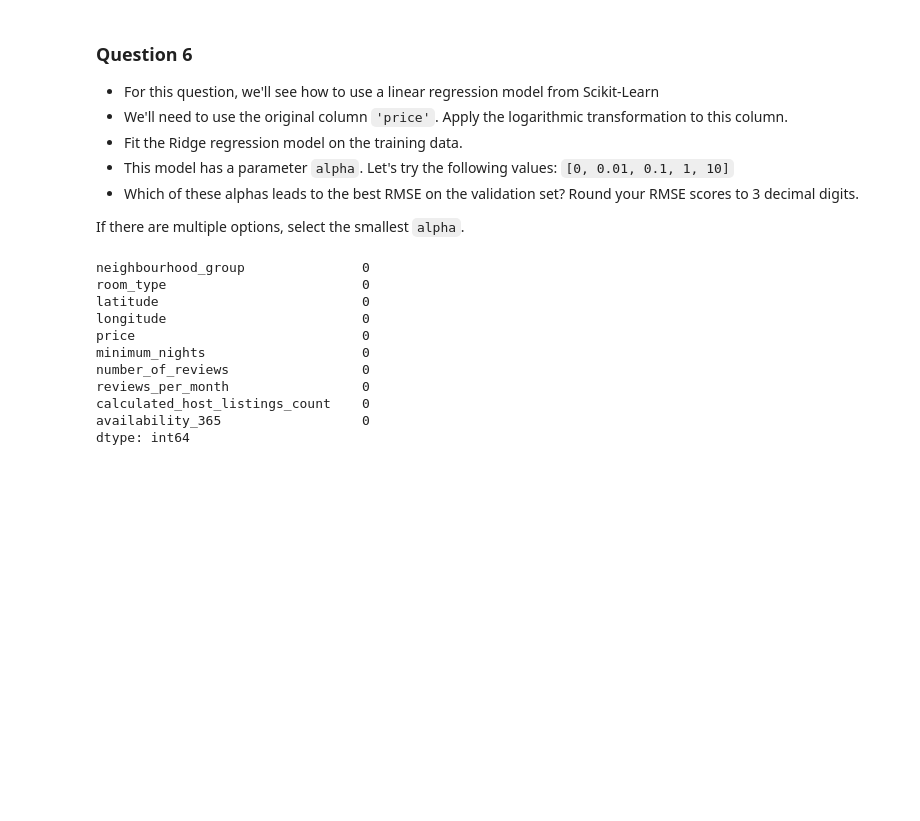
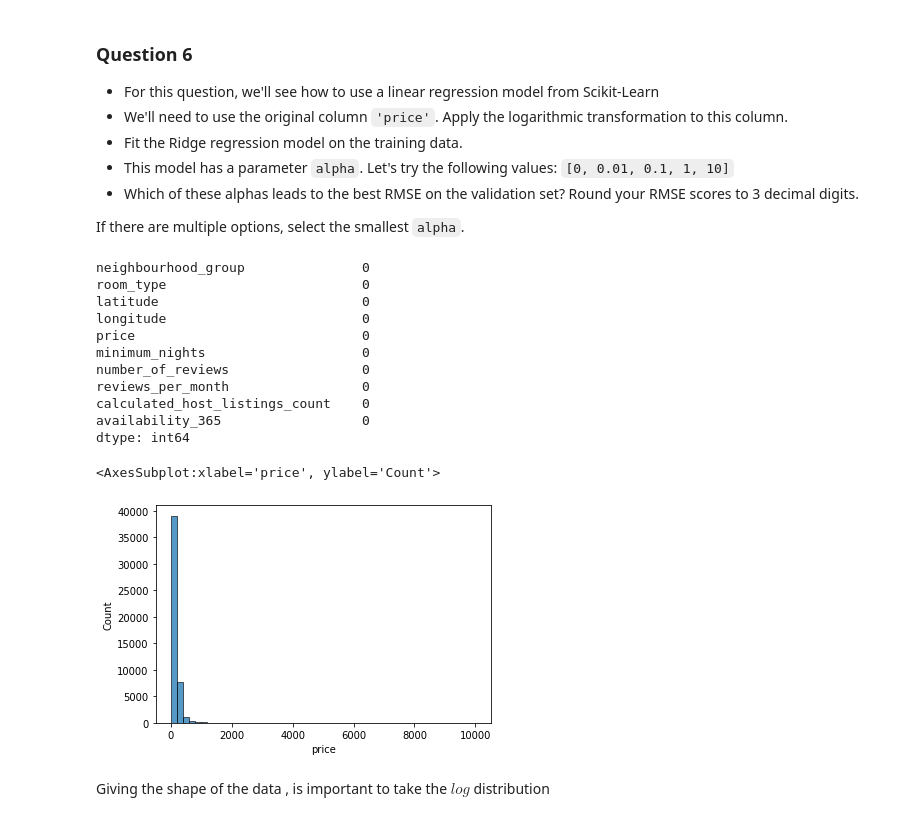
Before and after one commit to aenoboa1/ML-Zoomcamp-Homeworks, a Jupyter notebook: WEEK 3/Homework.ipynb, the cells around one changed output. Drawn from its saved outputs; the diff is of its cells as text; code cells hidden in the pictures; blank space fills up the shorter version.

```diff
--- a/WEEK 3/Homework.ipynb
+++ b/WEEK 3/Homework.ipynb
@@ -301,3 +501,10 @@ reviews_per_month                 0
 calculated_host_listings_count    0
 availability_365                  0
 dtype: int64
+# %%
+sns.histplot(df_lr.price[df_lr.price < 100000],bins=50)
+# %% [output]
+<AxesSubplot:xlabel='price', ylabel='Count'>
+[figure, added]
+# %% [markdown]
+Giving the shape of the data , is important to take the $log$ distribution
```
Also changed, not shown: parts of 38 cells of this notebook.
